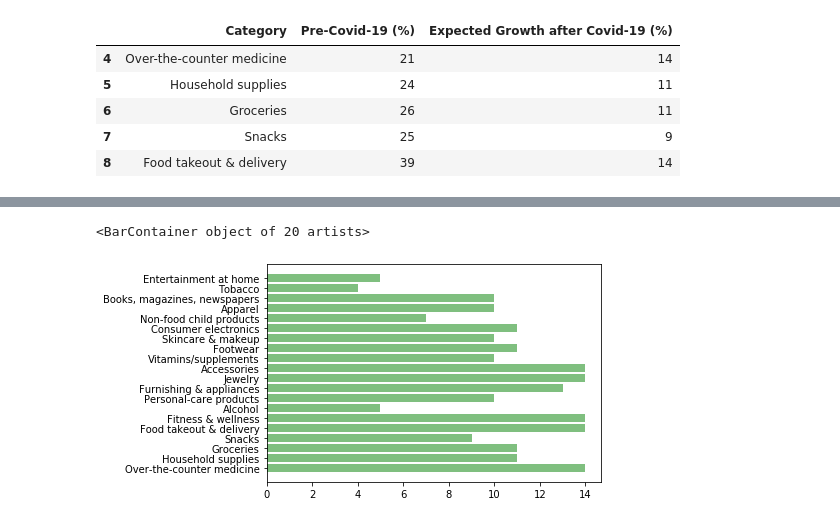
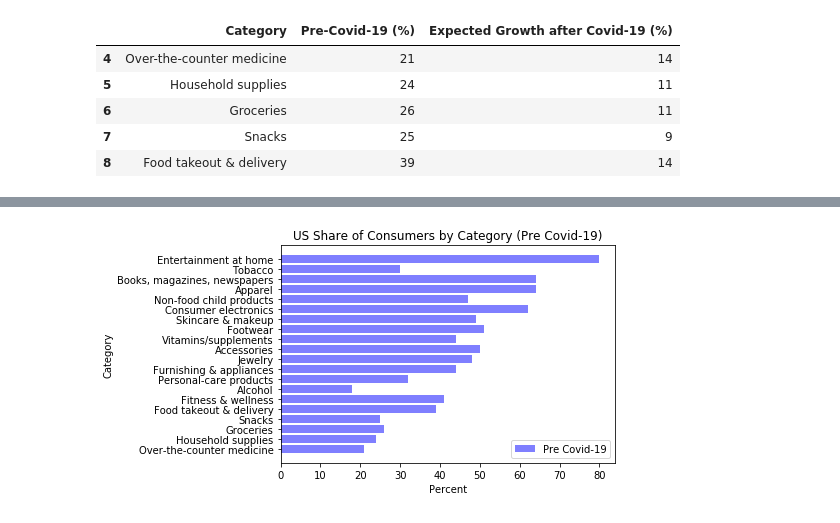
Before and after one commit to jeffhoffmanmba/Project1_eCommerce_Trends, a Jupyter notebook: pre_post_covid.ipynb, the cells around one changed output, grey strips where cells are left out. Saved outputs shown, nothing was run; the diff lists cells and outputs as text; code cells hidden in the pictures.

```diff
--- a/pre_post_covid.ipynb
+++ b/pre_post_covid.ipynb
@@ -67,5 +62,9 @@ plt.barh(category, precovid, color="b", alpha=.50, align="center")
-# %%
-plt.barh(category, postcovid, color="g", alpha=.50, align="center")
-# %% [output]
-<BarContainer object of 20 artists>
-[figure, removed]
+# %%
+plt.barh(category, precovid, color="b", alpha=.50, align="center", label="Pre Covid-19")
+plt.title("US Share of Consumers by Category (Pre Covid-19)")
+plt.xlabel("Percent")
+plt.ylabel("Category")
+plt.legend()
+plt.show()
+# %% [output]
+[figure, added]
```
Also changed, not shown: parts of 4 cells of this notebook, 2 other files.
